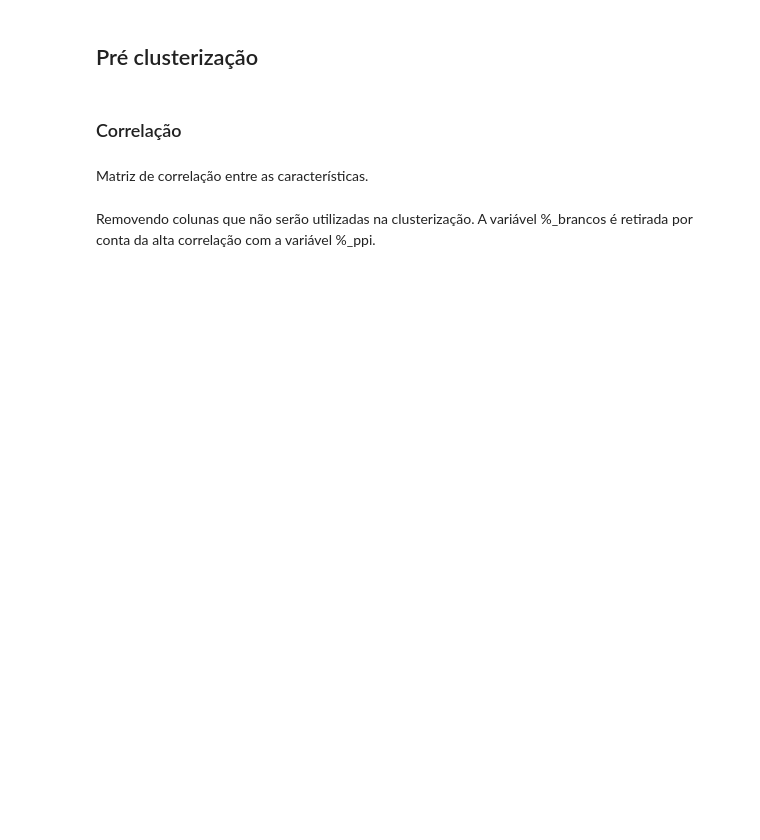
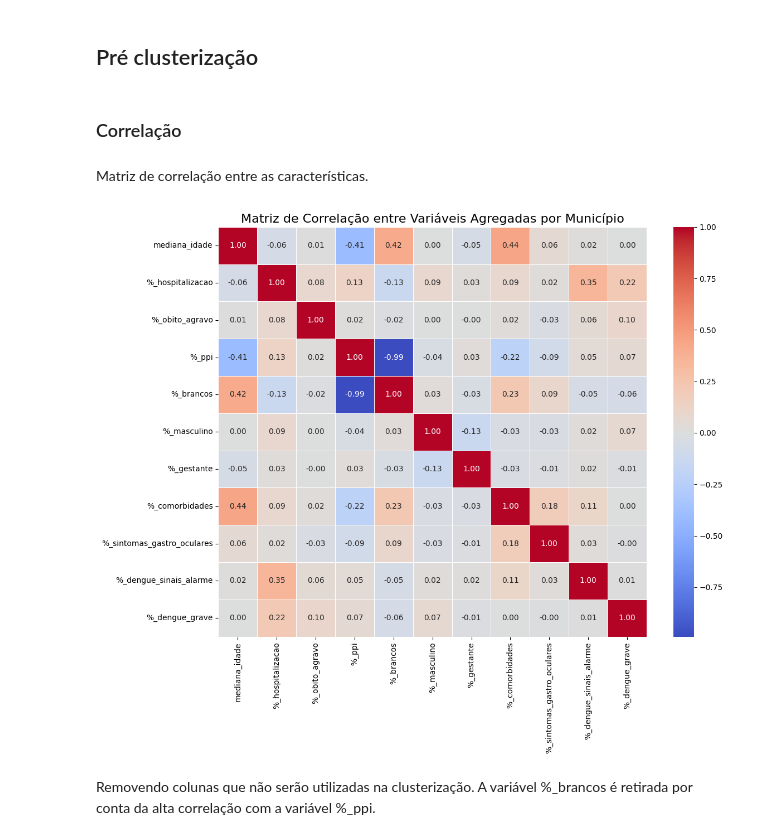
Before and after one commit to vortex2jm/degue-regional-clustering, a Jupyter notebook: regional_clustering.ipynb, the cells around one changed output. Cells and saved outputs as stored; diff of their text form; code cells hidden in the pictures; blank space fills up the shorter version.

```diff
--- a/regional_clustering.ipynb
+++ b/regional_clustering.ipynb
@@ -201,13 +241,16 @@ Matriz de correlação entre as características.
 # %%
 df_corr = df_agg.drop(columns=["municipio"])
 corr_matrix = df_corr.corr()
 
+plt.style.use("default")
 plt.figure(figsize=(12, 10))
 sns.heatmap(corr_matrix, annot=True, cmap='coolwarm', fmt=".2f", linewidths=0.5)
 plt.title("Matriz de Correlação entre Variáveis Agregadas por Município", fontsize=16)
 plt.tight_layout()
 plt.savefig(f"{CHARTS_PATH}corr_matrix.svg", format='svg', bbox_inches='tight')
 plt.show()
+# %% [output]
+[figure, added]
 # %% [markdown]
 Removendo colunas que não serão utilizadas na clusterização. A variável %_brancos é retirada por conta da alta correlação com a variável %_ppi.
 # %%
```
Also changed, not shown: parts of 25 cells of this notebook.
